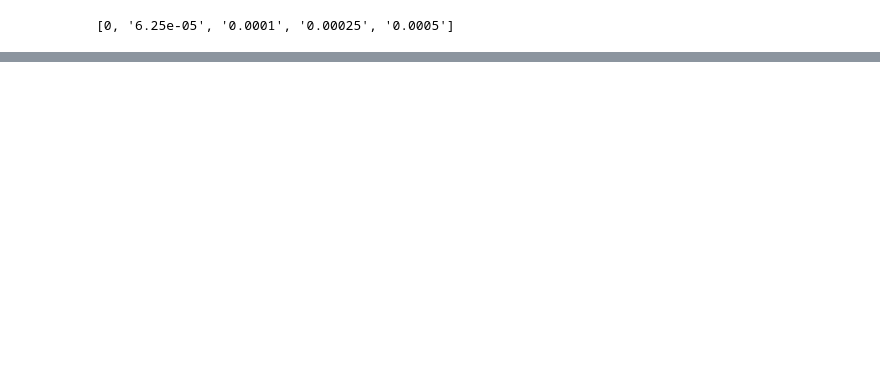
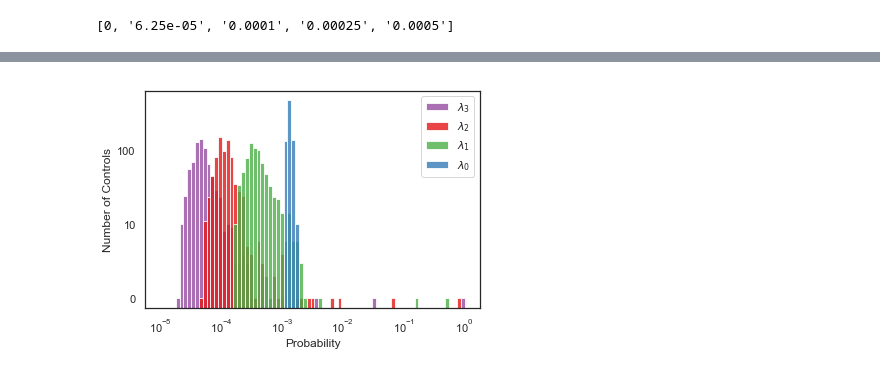
Before and after one commit to ampolloreno/decorrelating_errors, a Jupyter notebook: data/one_qubit_numeric/Secondary_objective_analysis.ipynb, the cells around one changed output, grey strips where cells are left out. Cells and saved outputs as stored; diff of their text form; code cells hidden in the pictures; blank space fills up the shorter version.

```diff
--- a/data/one_qubit_numeric/Secondary_objective_analysis.ipynb
+++ b/data/one_qubit_numeric/Secondary_objective_analysis.ipynb
@@ -79,0 +122,23 @@ plt.savefig("sparisity-versus-parameter.png", dpi=500)
+# %%
+svs = [0, '0.0001', '0.00025', '0.0005']
+# plt.figure(figsize=(10,6))
+# for ind,eta in enumerate(sample_values):
+
+
+colors = ['#377eb8','#4daf4a','#e41a1c','#984ea3']
+
+for ind in reversed(range(len(svs))):
+# for ind,eta in enumerate(svs):
+    eta = svs[ind]
+    ax = sns.distplot(data['sparsity'][eta]['weights'][1].T.tolist()[0],
+                      np.logspace(-5,0,80), label=f"$\lambda_{ind}$", kde=False,
+                      color = colors[ind], hist_kws=dict(alpha=.81))
+ax.set_xscale("log")
+ax.set_yscale("log")
+plt.legend()
+ax.set_yticklabels(['','','0','10','100', '1000'])
+plt.ylabel("Number of Controls")
+plt.xlabel("Probability")
+plt.savefig("sparisity-versus-parameter_kcy.png", dpi=500)
+# %% [output]
+[figure, added]
```
Also changed, not shown: parts of 22 cells of this notebook, 5 other files.
